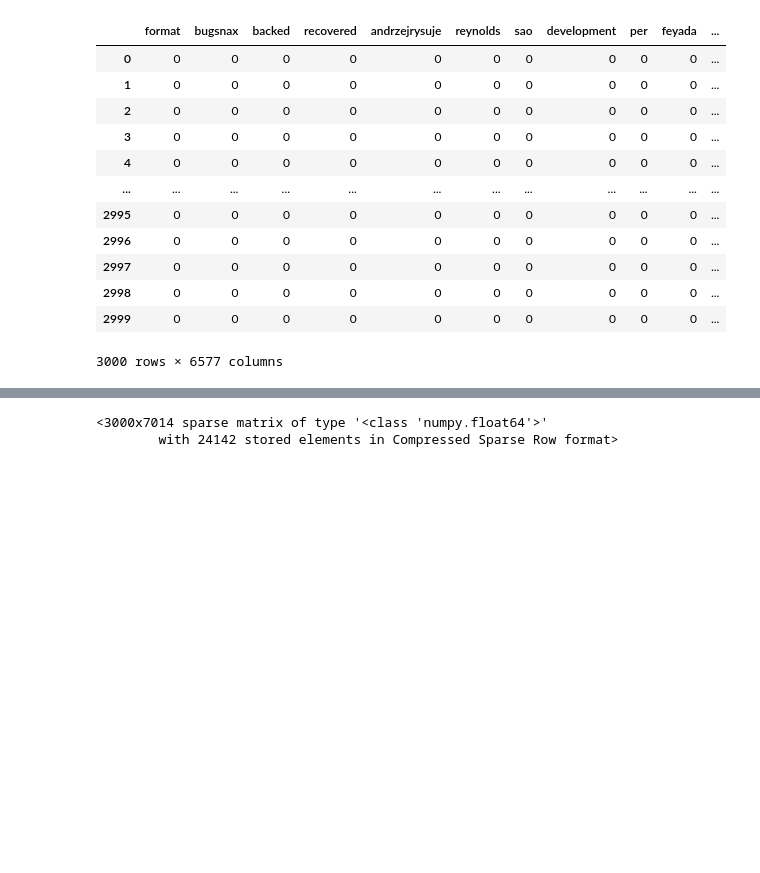
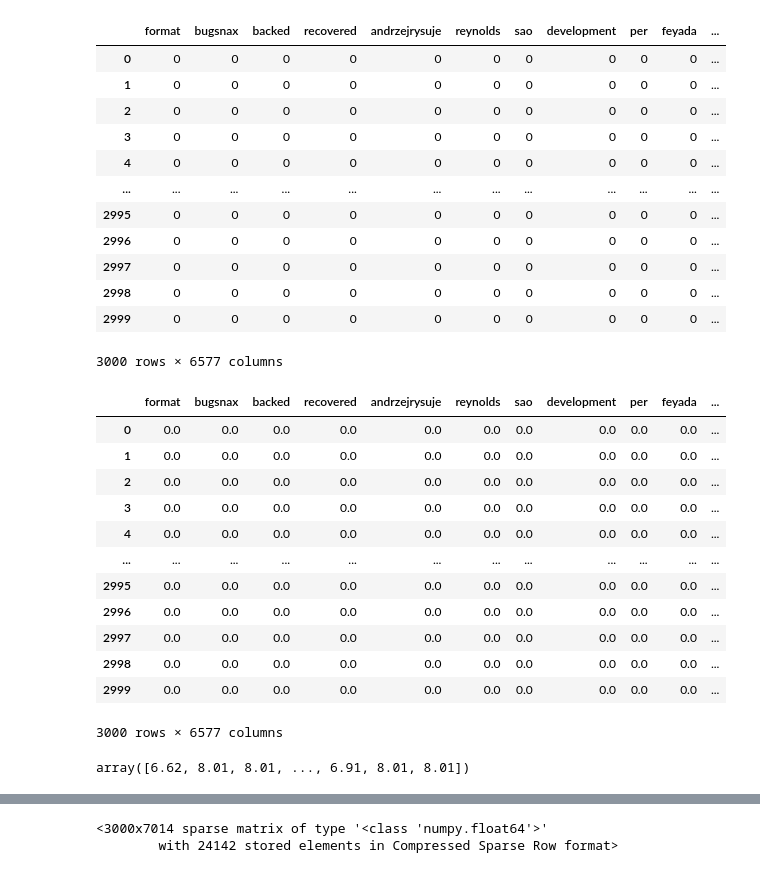
Before and after one commit to RubenBec/Capstone2, a Jupyter notebook: test.ipynb, the cells around one changed output, grey strips where cells are left out. Cells and saved outputs as stored; diff of their text form; code cells hidden in the pictures; blank space fills up the shorter version.

```diff
--- a/test.ipynb
+++ b/test.ipynb
@@ -174,7 +174,7 @@ docs
 # %%
 sw = stopwords.words('english')
 # %%
-more_sw = ["n't"]
+more_sw = ["n't", "'s'"]
 sw += more_sw
 sw
 # %% [output]
@@ -296,3 +306,24 @@ df
 | 2998 | 0 | 0 | 0 | 0 | 0 | 0 | 0 | 0 | 0 | 0 | ... |
 | 2999 | 0 | 0 | 0 | 0 | 0 | 0 | 0 | 0 | 0 | 0 | ... |
 3000 rows × 6577 columns
+# %%
+tf = df / df.sum(axis=1).values.reshape(-1, 1); tf.round(2)
+# %% [output]
+|  | format | bugsnax | backed | recovered | andrzejrysuje | reynolds | sao | development | per | feyada | ... |
+| 0 | 0.0 | 0.0 | 0.0 | 0.0 | 0.0 | 0.0 | 0.0 | 0.0 | 0.0 | 0.0 | ... |
+| 1 | 0.0 | 0.0 | 0.0 | 0.0 | 0.0 | 0.0 | 0.0 | 0.0 | 0.0 | 0.0 | ... |
+| 2 | 0.0 | 0.0 | 0.0 | 0.0 | 0.0 | 0.0 | 0.0 | 0.0 | 0.0 | 0.0 | ... |
+| 3 | 0.0 | 0.0 | 0.0 | 0.0 | 0.0 | 0.0 | 0.0 | 0.0 | 0.0 | 0.0 | ... |
+| 4 | 0.0 | 0.0 | 0.0 | 0.0 | 0.0 | 0.0 | 0.0 | 0.0 | 0.0 | 0.0 | ... |
+| ... | ... | ... | ... | ... | ... | ... | ... | ... | ... | ... | ... |
+| 2995 | 0.0 | 0.0 | 0.0 | 0.0 | 0.0 | 0.0 | 0.0 | 0.0 | 0.0 | 0.0 | ... |
+| 2996 | 0.0 | 0.0 | 0.0 | 0.0 | 0.0 | 0.0 | 0.0 | 0.0 | 0.0 | 0.0 | ... |
+| 2997 | 0.0 | 0.0 | 0.0 | 0.0 | 0.0 | 0.0 | 0.0 | 0.0 | 0.0 | 0.0 | ... |
+| 2998 | 0.0 | 0.0 | 0.0 | 0.0 | 0.0 | 0.0 | 0.0 | 0.0 | 0.0 | 0.0 | ... |
+| 2999 | 0.0 | 0.0 | 0.0 | 0.0 | 0.0 | 0.0 | 0.0 | 0.0 | 0.0 | 0.0 | ... |
+3000 rows × 6577 columns
+# %%
+# computing the inverse document frequency
+idf = np.log(matrix.shape[0] / np.sum(matrix > 0, axis=0)); idf.round(2)
+# %% [output]
+array([6.62, 8.01, 8.01, ..., 6.91, 8.01, 8.01])
```
Also changed, not shown: parts of 14 cells of this notebook.
